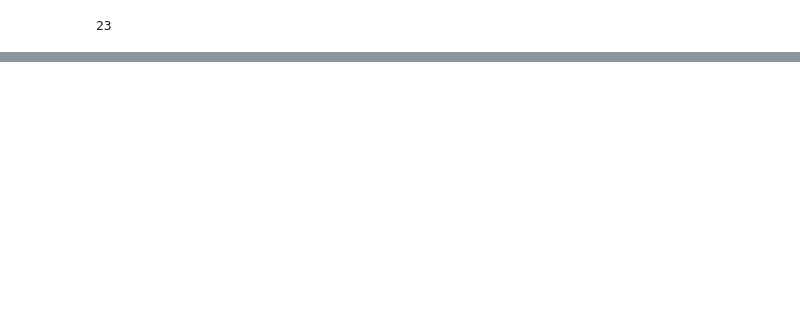
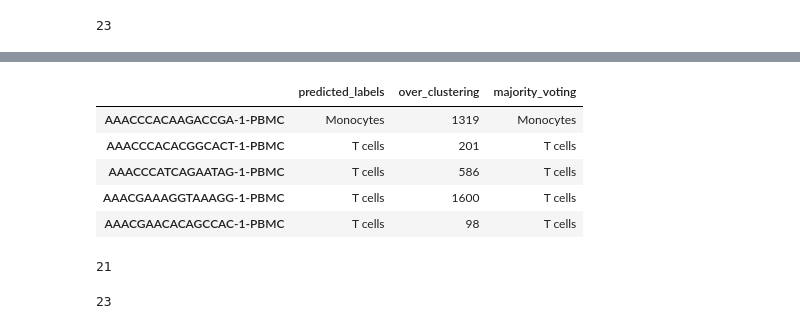
Before and after one commit to multi-omics-integration-for-MS/multi-omics-integration, a Jupyter notebook: labels_transfer.ipynb, the cells around one changed output, grey strips where cells are left out. Cells and saved outputs as stored; diff of their text form; code cells hidden in the pictures; blank space fills up the shorter version.

```diff
--- a/labels_transfer.ipynb
+++ b/labels_transfer.ipynb
@@ -145,0 +218,17 @@ sc.pl.dotplot(
+# %%
+new_predictions.predicted_labels.head()
+# %% [output]
+|  | predicted_labels | over_clustering | majority_voting |
+| AAACCCACAAGACCGA-1-PBMC | Monocytes | 1319 | Monocytes |
+| AAACCCACACGGCACT-1-PBMC | T cells | 201 | T cells |
+| AAACCCATCAGAATAG-1-PBMC | T cells | 586 | T cells |
+| AAACGAAAGGTAAAGG-1-PBMC | T cells | 1600 | T cells |
+| AAACGAACACAGCCAC-1-PBMC | T cells | 98 | T cells |
+# %%
+len(new_predictions.predicted_labels['predicted_labels'].unique()) # predicted labels from new model
+# %% [output]
+21
+# %%
+len(predictions.predicted_labels['predicted_labels'].unique()) # transfer labels
+# %% [output]
+23
```
Also changed, not shown: parts of 22 cells of this notebook.
